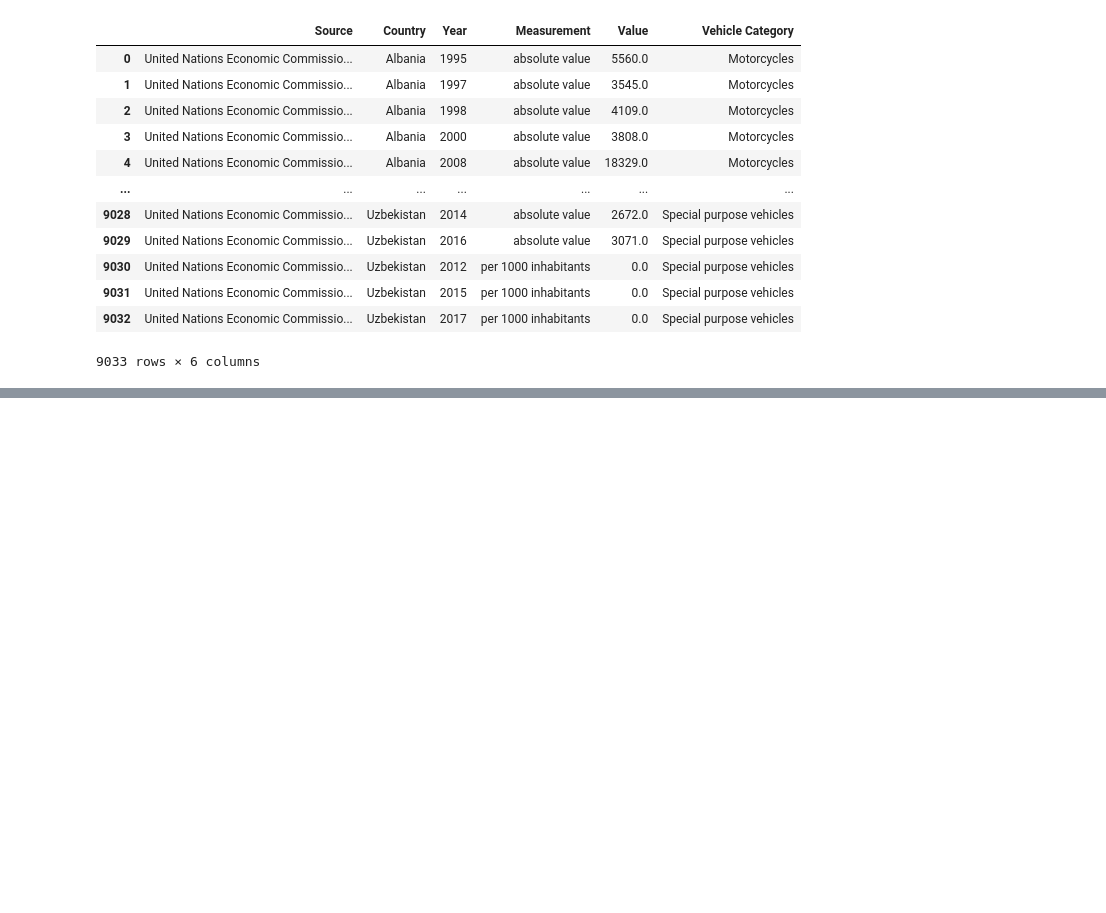
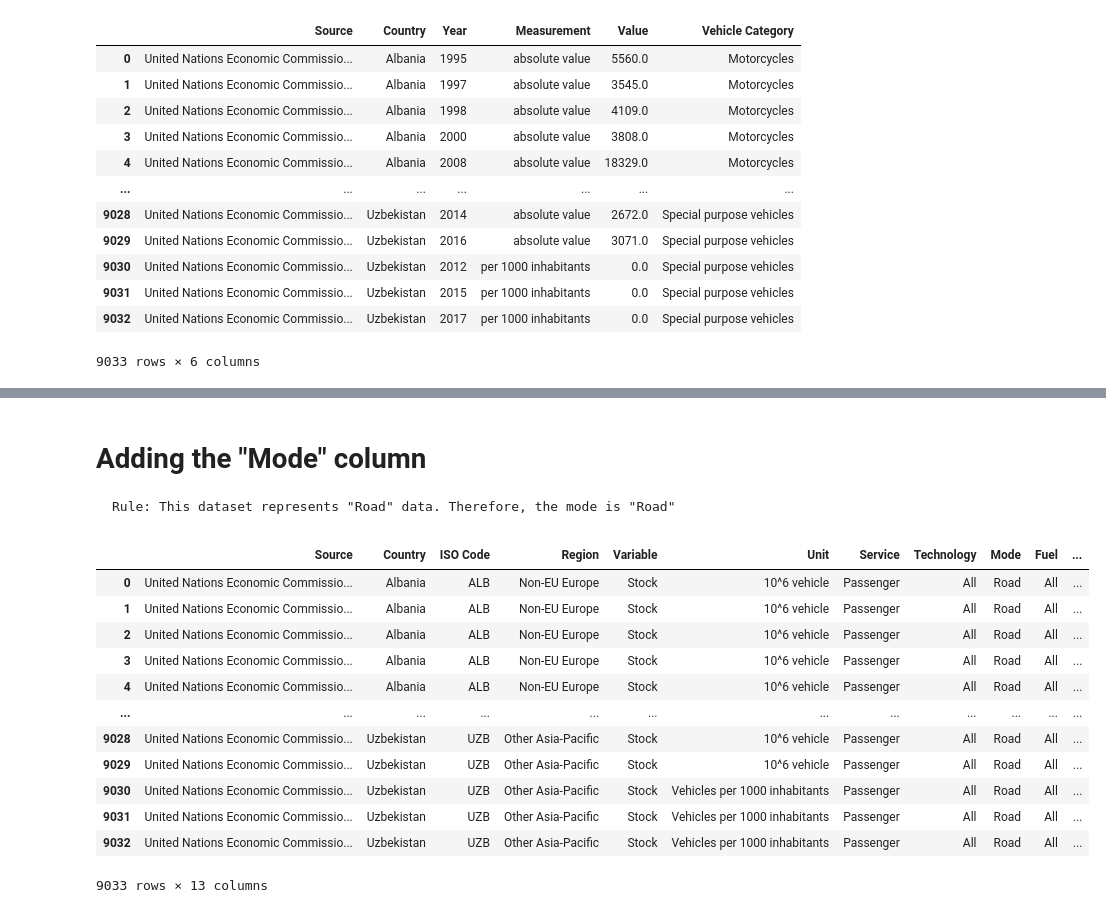
Before and after one commit to transportenergy/database, a Jupyter notebook: item/historical/scripts/T008.ipynb, the cells around one changed output, grey strips where cells are left out. Cells and saved outputs as stored; diff of their text form; code cells hidden in the pictures; blank space fills up the shorter version.

Commit message:
Completing the script for analyzing T008 dataset

```diff
--- a/item/historical/scripts/T008.ipynb
+++ b/item/historical/scripts/T008.ipynb
@@ -91,0 +282,20 @@ df
+# %% [markdown]
+# Adding the "Mode" column
+    Rule: This dataset represents "Road" data. Therefore, the mode is "Road"
+# %%
+dataframeManager.simple_column_insert(df, ColumnName.MODE.value, "Road", 8)
+df
+# %% [output]
+|  | Source | Country | ISO Code | Region | Variable | Unit | Service | Technology | Mode | Fuel | ... |
+| 0 | United Nations Economic Commissio... | Albania | ALB | Non-EU Europe | Stock | 10^6 vehicle | Passenger | All | Road | All | ... |
+| 1 | United Nations Economic Commissio... | Albania | ALB | Non-EU Europe | Stock | 10^6 vehicle | Passenger | All | Road | All | ... |
+| 2 | United Nations Economic Commissio... | Albania | ALB | Non-EU Europe | Stock | 10^6 vehicle | Passenger | All | Road | All | ... |
+| 3 | United Nations Economic Commissio... | Albania | ALB | Non-EU Europe | Stock | 10^6 vehicle | Passenger | All | Road | All | ... |
+| 4 | United Nations Economic Commissio... | Albania | ALB | Non-EU Europe | Stock | 10^6 vehicle | Passenger | All | Road | All | ... |
+| ... | ... | ... | ... | ... | ... | ... | ... | ... | ... | ... | ... |
+| 9028 | United Nations Economic Commissio... | Uzbekistan | UZB | Other Asia-Pacific | Stock | 10^6 vehicle | Passenger | All | Road | All | ... |
+| 9029 | United Nations Economic Commissio... | Uzbekistan | UZB | Other Asia-Pacific | Stock | 10^6 vehicle | Passenger | All | Road | All | ... |
+| 9030 | United Nations Economic Commissio... | Uzbekistan | UZB | Other Asia-Pacific | Stock | Vehicles per 1000 inhabitants | Passenger | All | Road | All | ... |
+| 9031 | United Nations Economic Commissio... | Uzbekistan | UZB | Other Asia-Pacific | Stock | Vehicles per 1000 inhabitants | Passenger | All | Road | All | ... |
+| 9032 | United Nations Economic Commissio... | Uzbekistan | UZB | Other Asia-Pacific | Stock | Vehicles per 1000 inhabitants | Passenger | All | Road | All | ... |
+9033 rows × 13 columns
```
Also changed, not shown: parts of 27 cells of this notebook.
